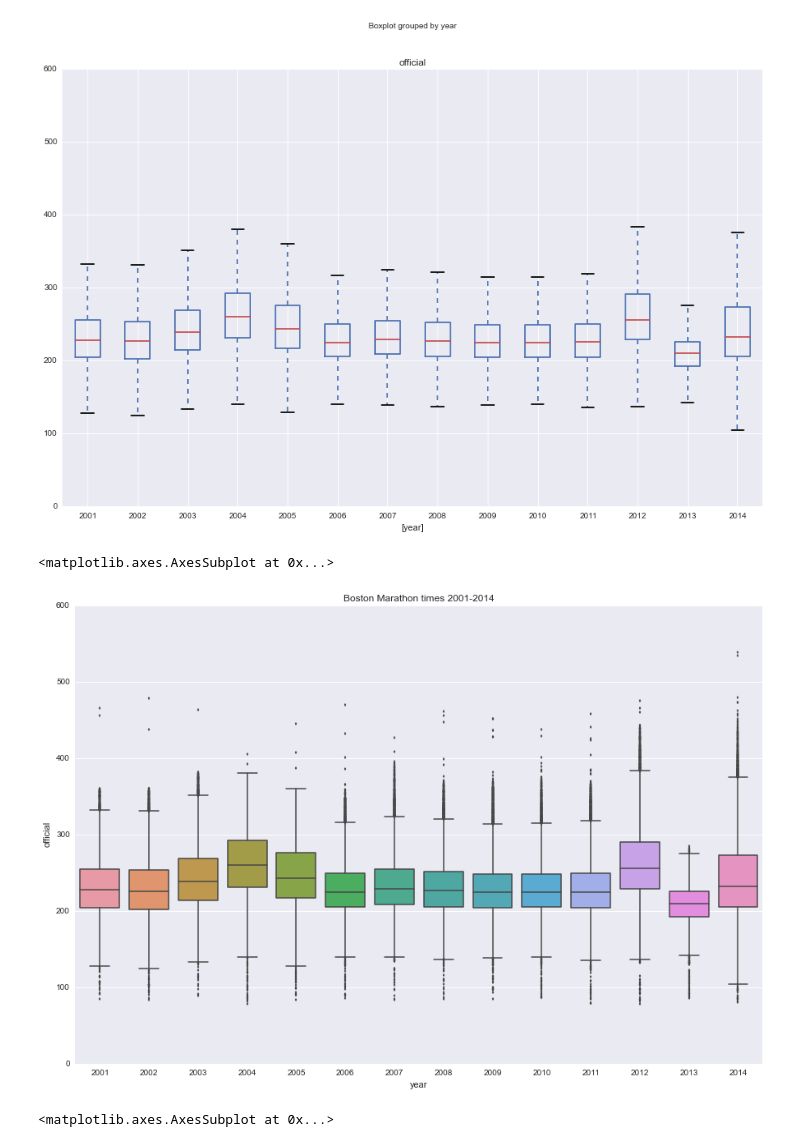
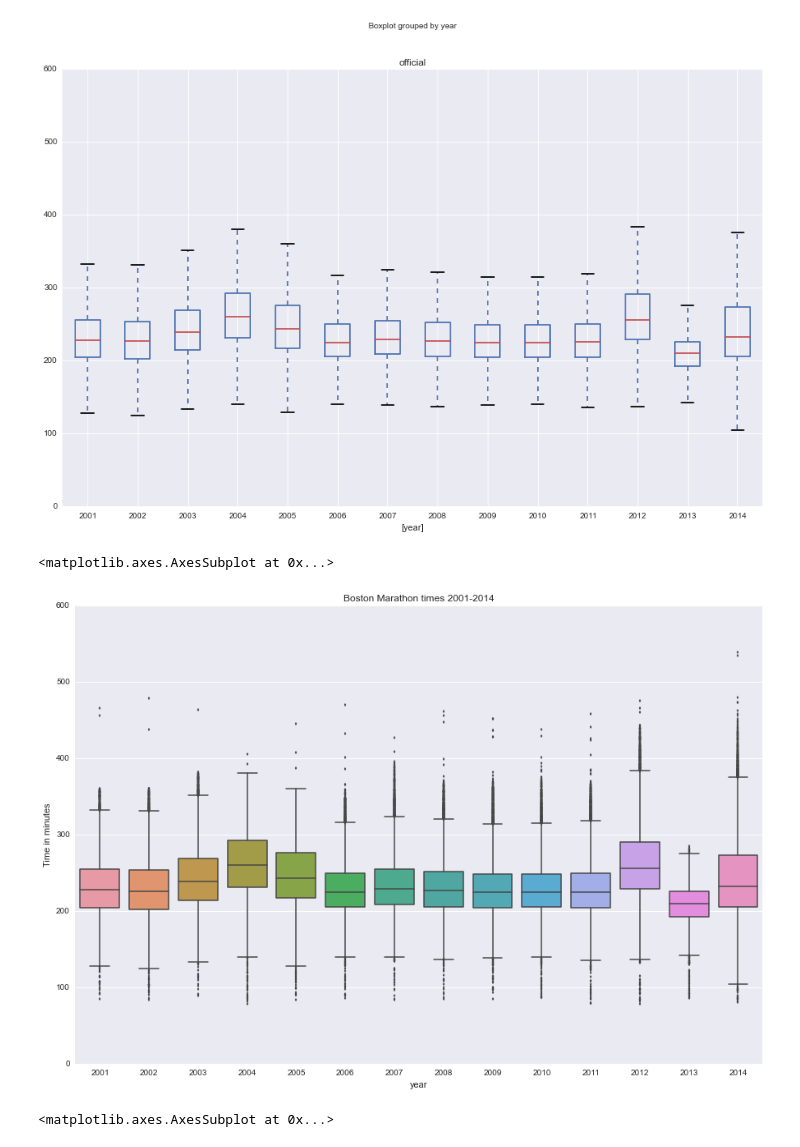
Before and after one commit to llimllib/bostonmarathon, a Jupyter notebook: analysis.ipynb, the cells around one changed output. Cells and saved outputs as stored; diff of their text form; code cells hidden in the pictures.

```diff
--- a/analysis.ipynb
+++ b/analysis.ipynb
@@ -181,7 +181,7 @@ pd.cut?
 # %%
 years = []
 for year in range(2001, 2015):
-    y = pd.read_csv("results/{}/results.csv".format(year), na_values="-")[["official", "gender"]]
+    y = pd.read_csv("results/{}/results.csv".format(year), na_values="-")[["official", "gender", "age"]]
     y["year"] = str(year)
     years.append(y)
 alltimes = pd.concat(years, ignore_index=True).dropna()
@@ -195,14 +195,14 @@ alltimes.boxplot(column='official', by='year')
 # %%
 seaborn.set(context = 'notebook', style = 'darkgrid')
 # not sure how to do this non-globally?
 seaborn.set_context(rc={"figure.figsize": (15, 10)})
 
 f, ax1 = plt.subplots(1)
 ax1.set_title("Boston Marathon times 2001-2014")
-seaborn.boxplot(pd.Series(alltimes.loc[:, "official"], groupby=alltimes.year)
+seaborn.boxplot(pd.Series(alltimes.loc[:, "official"], name="Time in minutes"), groupby=alltimes.year)
 # %% [output]
 <matplotlib.axes.AxesSubplot at 0x...>
-[figure, old version]
+[figure, new version]
 # %%
 f, ax1 = plt.subplots(1)
 ax1.set_title("Boston Marathon times 2001-2014")
```
Also changed, not shown: parts of 6 cells of this notebook.
